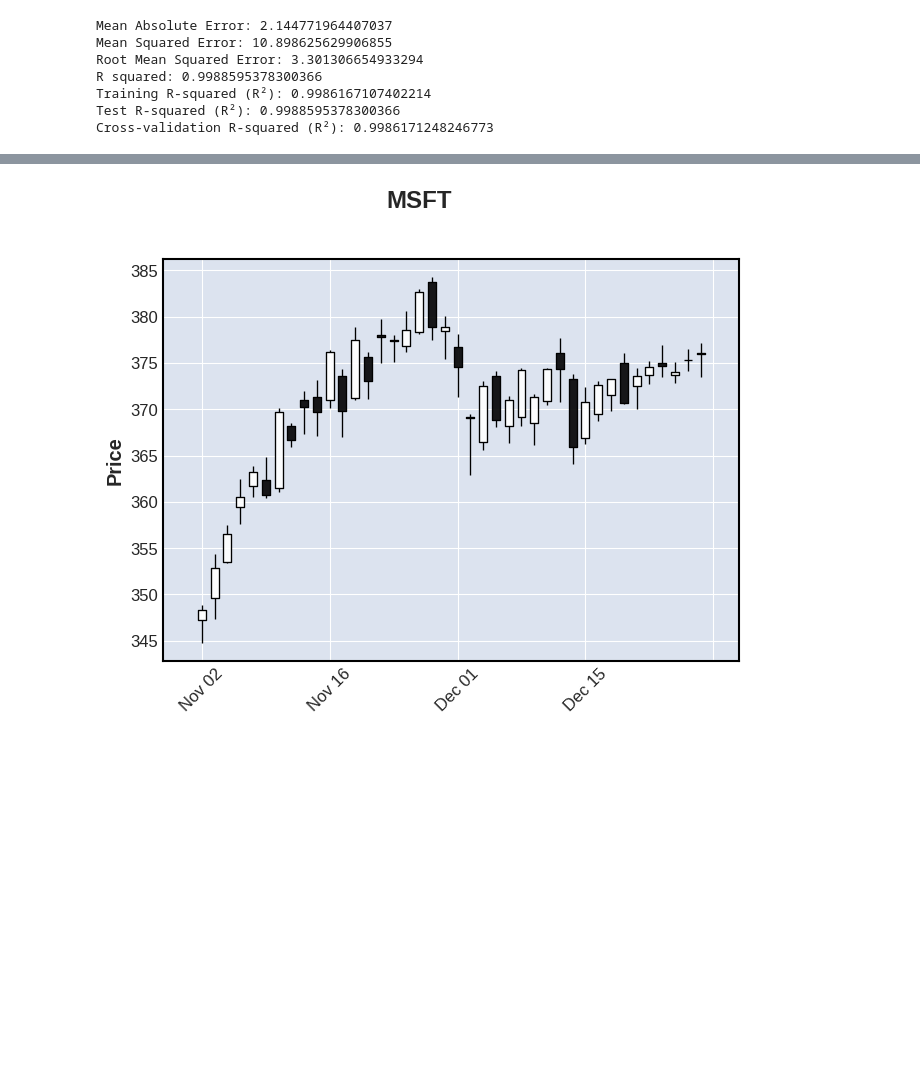
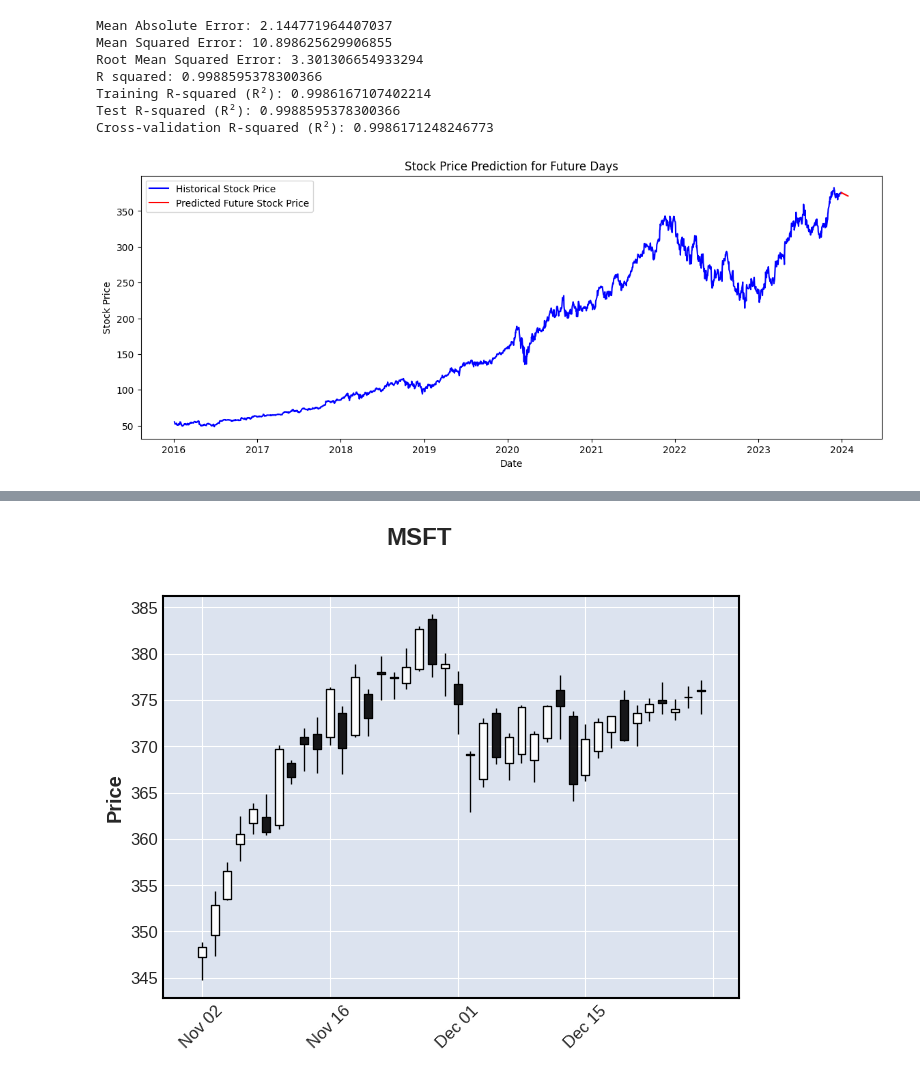
Before and after one commit to DJS-INFOMATRIX/Computational-Finance, a Jupyter notebook: Project 1/Mentees/Reeva/Reeva_Jain_MSFT.ipynb, the cells around one changed output, grey strips where cells are left out. Cells and saved outputs as stored; diff of their text form; code cells hidden in the pictures; blank space fills up the shorter version.

```diff
--- a/Project 1/Mentees/Reeva/Reeva_Jain_MSFT.ipynb
+++ b/Project 1/Mentees/Reeva/Reeva_Jain_MSFT.ipynb
@@ -180,6 +178,44 @@ R squared: 0.9988595378300366
 Training R-squared (R²): 0.9986167107402214
 Test R-squared (R²): 0.9988595378300366
 Cross-validation R-squared (R²): 0.9986171248246773
+# %%
+from sklearn.preprocessing import MinMaxScaler
+futuredays = 30  # Number of future days to predict
+scaler = MinMaxScaler()
+
+# Ensure the 'Close' column exists
+scaled_data = scaler.fit_transform(df['Close'].values.reshape(-1, 1))
+time_step = 4  # Match the number of features expected by the model
+last_n_days = scaled_data[-time_step:]  # Last `time_step` days of data
+
+predicted_future_prices = []
+
+for i in range(futuredays):
+    x_input = last_n_days.reshape((1, -1))  # Use the correct number of features
+    predicted_price = model_used.predict(x_input)
+    predicted_future_prices.append(predicted_price[0, 0])
+
+    # Append the predicted price to last_n_days and remove the first value                                                                       #ask
+    last_n_days = np.append(last_n_days, predicted_price)[1:]  # Ensure it maintains `time_step` elements
+
+# Inverse transform to get actual prices
+predicted_future_prices = scaler.inverse_transform(np.array(predicted_future_prices).reshape(-1, 1))
+
+# Generate future dates for the prediction
+last_date = df.index[-1]
+future_dates = pd.date_range(start=last_date + pd.Timedelta(days=1), periods=futuredays)  # Start from the next day
+
+# Plot the future predictions with dates on x-axis
+plt.figure(figsize=(14, 5))
+plt.plot(df.index, df['Close'], color='blue', label='Historical Stock Price')  # Ensure the correct column is plotted
+plt.plot(future_dates, predicted_future_prices, color='red', label='Predicted Future Stock Price')
+plt.title('Stock Price Prediction for Future Days')
+plt.xlabel('Date')
+plt.ylabel('Stock Price')
+plt.legend()
+plt.show()
+# %% [output]
+[figure, added]
 # %%
 !pip install mplfinance
 import mplfinance as mpf
```
Also changed, not shown: parts of 7 cells of this notebook.
